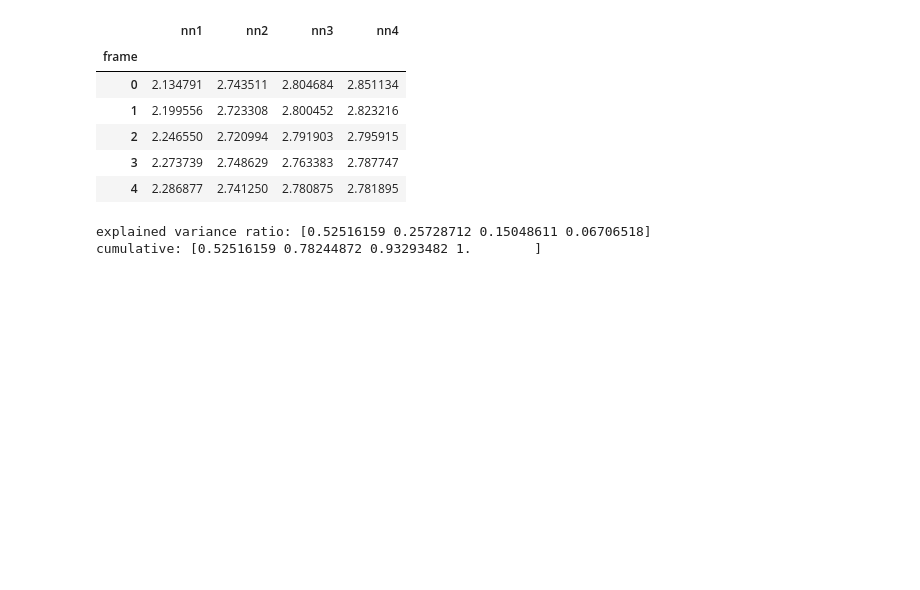
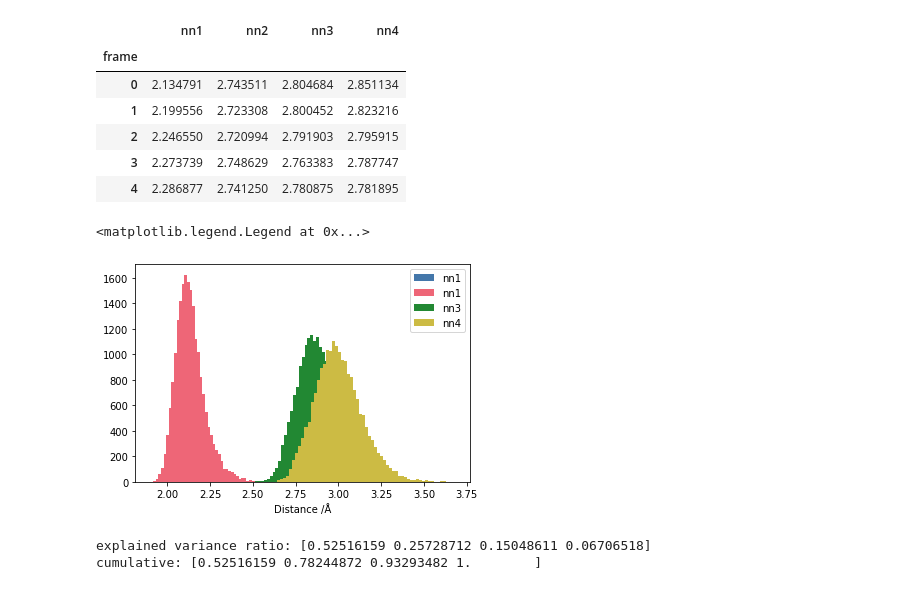
Before and after one commit to viktorsvahn/water, a Jupyter notebook: hydroxyl/OH_radical.ipynb, the cells around one changed output. Saved outputs shown, nothing was run; the diff lists cells and outputs as text; code cells hidden in the pictures; blank space fills up the shorter version.

```diff
--- a/hydroxyl/OH_radical.ipynb
+++ b/hydroxyl/OH_radical.ipynb
@@ -314,6 +314,21 @@ nearest_df.head()
 | 2 | 2.246550 | 2.720994 | 2.791903 | 2.795915 |
 | 3 | 2.273739 | 2.748629 | 2.763383 | 2.787747 |
 | 4 | 2.286877 | 2.741250 | 2.780875 | 2.781895 |
+# %%
+fig, ax = plt.subplots()
+
+nbins = 60
+
+ax.hist(nearest_df['nn1'], bins=nbins, label='nn1')
+ax.hist(nearest_df['nn1'], bins=nbins, label='nn1')
+ax.hist(nearest_df['nn3'], bins=nbins, label='nn3')
+ax.hist(nearest_df['nn4'], bins=nbins, label='nn4')
+
+ax.set_xlabel('Distance /Å')
+ax.legend()
+# %% [output]
+<matplotlib.legend.Legend at 0x...>
+[figure, added]
 # %%
 import numpy as np
 import pandas as pd
```
Also changed, not shown: parts of 1 cell of this notebook.
